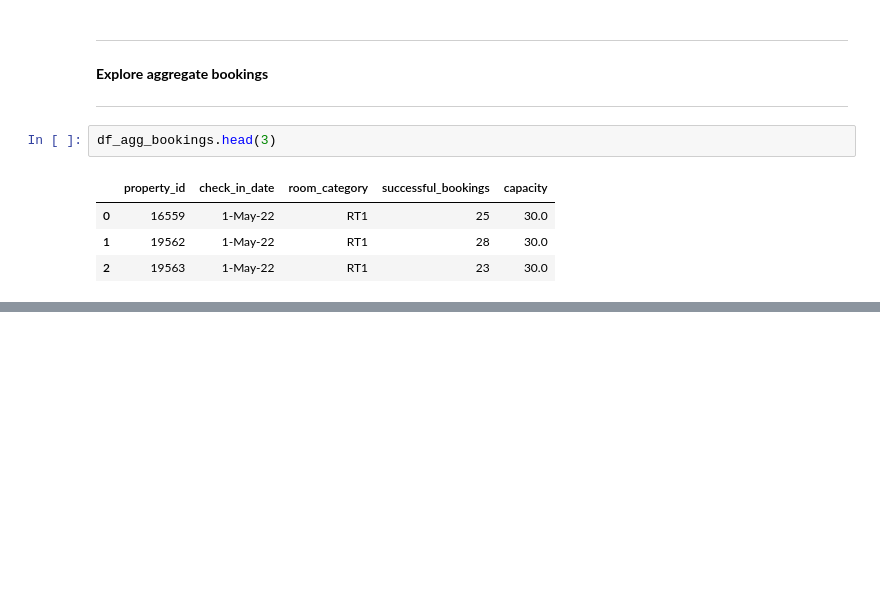
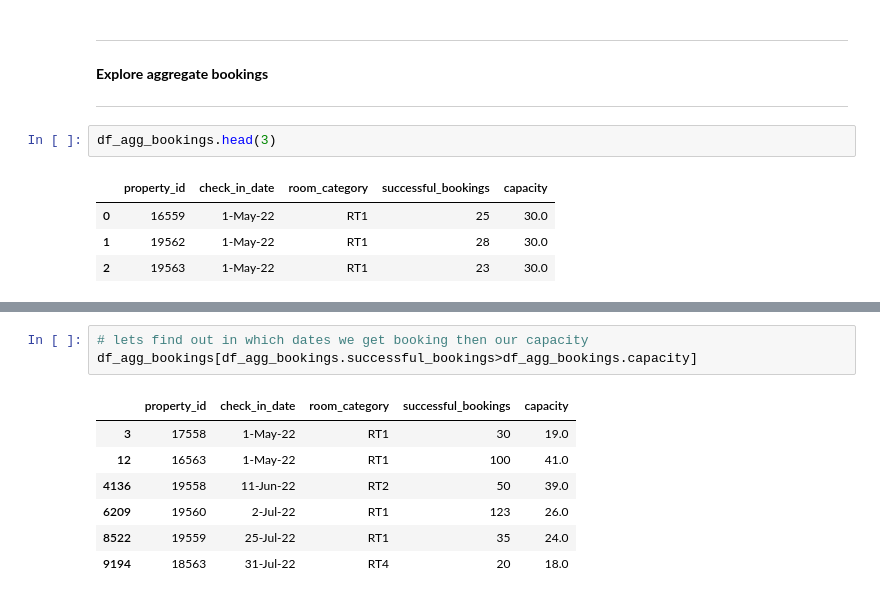
Before and after one commit to predictor450v/EDA_ANALYSIS_HOSPITALITY, a Jupyter notebook: analysis.ipynb, the cells around one changed output, grey strips where cells are left out. Saved outputs shown, nothing was run; the diff lists cells and outputs as text; blank space fills up the shorter version.

```diff
--- a/analysis.ipynb
+++ b/analysis.ipynb
@@ -182,0 +230,11 @@ df_agg_bookings.head(3)
+# %%
+# lets find out in which dates we get booking then our capacity
+df_agg_bookings[df_agg_bookings.successful_bookings>df_agg_bookings.capacity]
+# %% [output]
+|  | property_id | check_in_date | room_category | successful_bookings | capacity |
+| 3 | 17558 | 1-May-22 | RT1 | 30 | 19.0 |
+| 12 | 16563 | 1-May-22 | RT1 | 100 | 41.0 |
+| 4136 | 19558 | 11-Jun-22 | RT2 | 50 | 39.0 |
+| 6209 | 19560 | 2-Jul-22 | RT1 | 123 | 26.0 |
+| 8522 | 19559 | 25-Jul-22 | RT1 | 35 | 24.0 |
+| 9194 | 18563 | 31-Jul-22 | RT4 | 20 | 18.0 |
```
Also changed, not shown: parts of 9 cells of this notebook.
